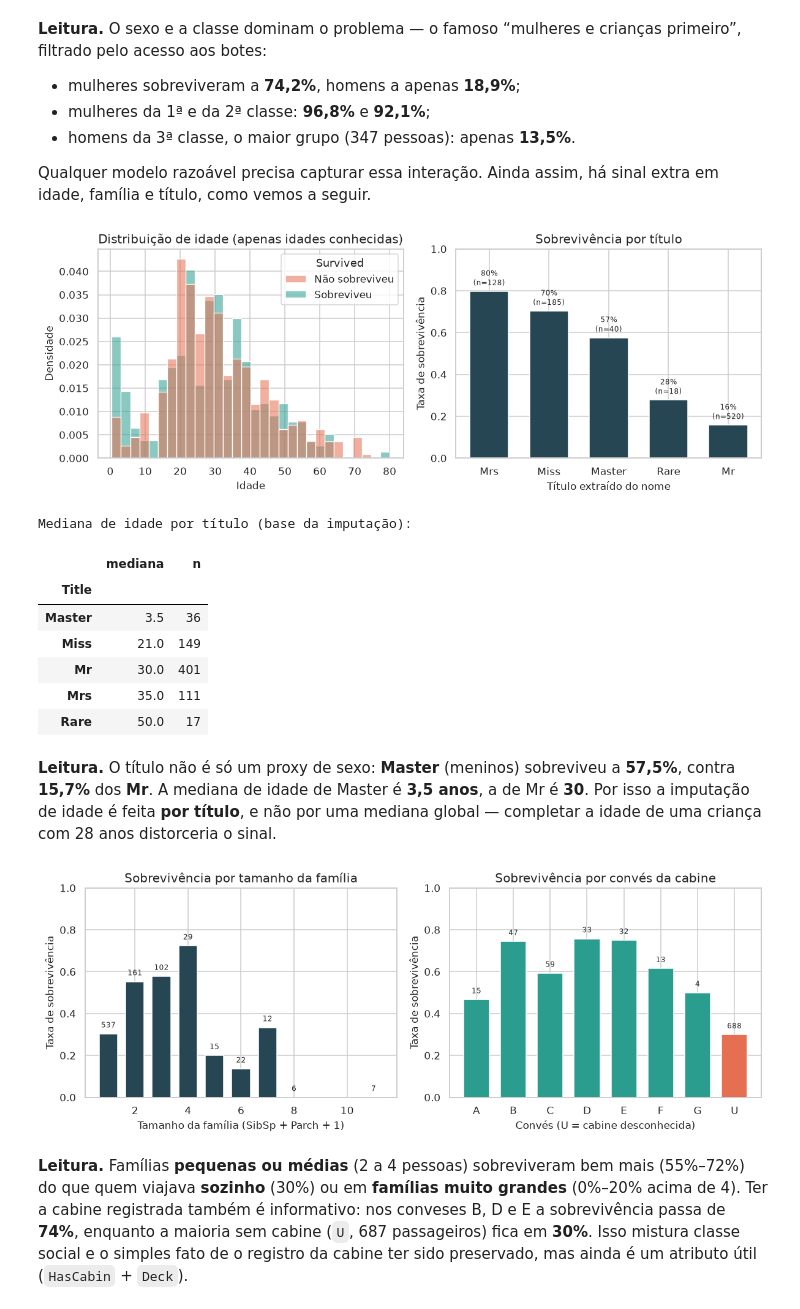
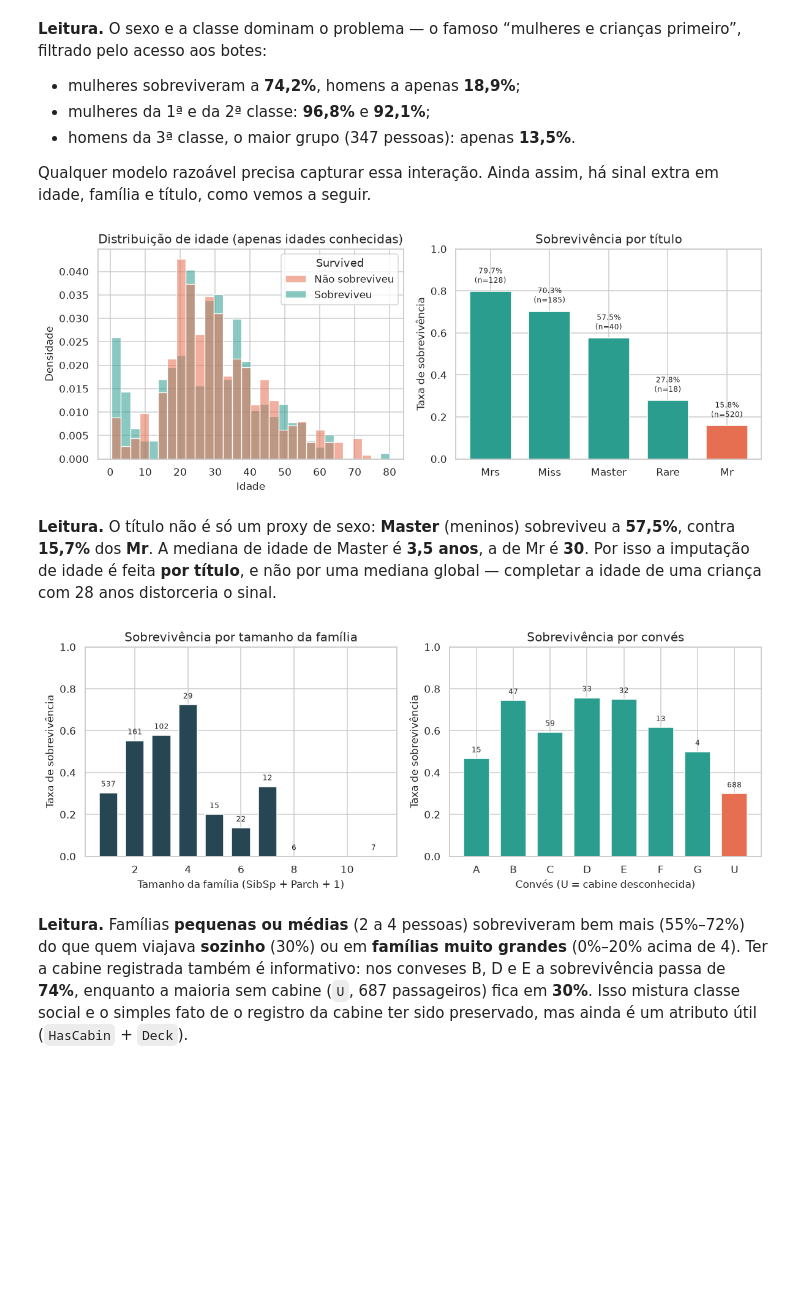
Before and after one commit to vinibrum10/kaggle-titanic, a Jupyter notebook: notebooks/titanic.ipynb, the cells around one changed output. Saved outputs shown, nothing was run; the diff lists cells and outputs as text; code cells hidden in the pictures; blank space fills up the shorter version.

```diff
--- a/notebooks/titanic.ipynb
+++ b/notebooks/titanic.ipynb
@@ -162,18 +169,18 @@ x = np.arange(3)
 w = 0.35
 axes[1].bar(x - w / 2, classe_sexo["female"], width=w, label="Mulheres", color=COR_SURV)
 axes[1].bar(x + w / 2, classe_sexo["male"], width=w, label="Homens", color=COR_DIED)
-axes[1].set_xticks(x, ["1ª classe", "2ª classe", "3ª classe"])
-axes[1].set_ylim(0, 1.08)
+axes[1].set_xticks(x)
+axes[1].set_xticklabels(["1ª classe", "2ª classe", "3ª classe"])
+axes[1].set_ylim(0, 1)
 axes[1].set_ylabel("Taxa de sobrevivência")
-axes[1].set_title("Sexo × classe da passagem")
+axes[1].set_title("Sobrevivência por classe e sexo")
 axes[1].legend(frameon=False)
+for i, pclass in enumerate([1, 2, 3]):
+    for j, sex in enumerate(["female", "male"]):
+        taxa = classe_sexo.loc[pclass, sex]
+        xpos = x[i] + (-w / 2 if j == 0 else w / 2)
+        axes[1].text(xpos, taxa + 0.03, f"{taxa:.0%}", ha="center", va="bottom", fontsize=8)
+
 fig.tight_layout()
 plt.show()
-
-print("Taxa por sexo e classe:")
-display(
-    train.groupby(["Sex", "Pclass"])["Survived"]
-    .agg(taxa="mean", n="count")
-    .assign(taxa=lambda d: d["taxa"].map(lambda v: f"{v:.1%}"))
-)
 # %% [output]
@@ -205,50 +203,38 @@ sns.histplot(
     hue="Survived",
     bins=30,
     stat="density",
     common_norm=False,
     palette={0: COR_DIED, 1: COR_SURV},
     alpha=0.55,
     ax=axes[0],
 )
 axes[0].set_title("Distribuição de idade (apenas idades conhecidas)")
 axes[0].set_xlabel("Idade")
 axes[0].set_ylabel("Densidade")
-# Legenda com nomes em português
 leg = axes[0].get_legend()
 if leg is not None:
     for text, label in zip(leg.get_texts(), ["Não sobreviveu", "Sobreviveu"]):
         text.set_text(label)
 
 train = train.copy()
 train["Title"] = train["Name"].map(extract_title)
 titulo = (
     train.groupby("Title")["Survived"]
     .agg(taxa="mean", n="count")
     .reindex(["Mrs", "Miss", "Master", "Rare", "Mr"])
-    .dropna()
 )
-axes[1].bar(titulo.index, titulo["taxa"], color=COR_ACCENT, width=0.65)
+cores_titulo = [COR_SURV if t != "Mr" else COR_DIED for t in titulo.index]
+axes[1].bar(titulo.index, titulo["taxa"], color=cores_titulo, width=0.7)
 axes[1].set_ylim(0, 1)
 axes[1].set_ylabel("Taxa de sobrevivência")
-axes[1].set_xlabel("Título extraído do nome")
 axes[1].set_title("Sobrevivência por título")
 for i, (taxa, n) in enumerate(zip(titulo["taxa"], titulo["n"])):
-    axes[1].text(i, taxa + 0.03, f"{taxa:.0%}\n(n={int(n)})", ha="center", fontsize=8)
+    axes[1].text(i, taxa + 0.03, f"{taxa:.1%}\n(n={int(n)})", ha="center", va="bottom", fontsize=8)
+
 fig.tight_layout()
 plt.show()
-
-print("Mediana de idade por título (base da imputação):")
-display(train.groupby("Title")["Age"].agg(mediana="median", n="count"))
 # %% [output]
-[figure, old version]
+[figure, new version]
-Mediana de idade por título (base da imputação):
-|  | mediana | n |
-| Title |  |  |
-| Master | 3.5 | 36 |
-| Miss | 21.0 | 149 |
-| Mr | 30.0 | 401 |
-| Mrs | 35.0 | 111 |
-| Rare | 50.0 | 17 |
 # %% [markdown]
 **Leitura.** O título não é só um proxy de sexo: **Master** (meninos) sobreviveu a **57,5%**, contra **15,7%** dos **Mr**. A mediana de idade de Master é **3,5 anos**, a de Mr é **30**. Por isso a imputação de idade é feita **por título**, e não por uma mediana global — completar a idade de uma criança com 28 anos distorceria o sinal.
 # %%
@@ -271,14 +257,15 @@ cores = [COR_DIED if d == "U" else COR_SURV for d in deck.index]
 axes[1].bar(deck.index, deck["taxa"], color=cores, width=0.7)
 axes[1].set_xlabel("Convés (U = cabine desconhecida)")
 axes[1].set_ylabel("Taxa de sobrevivência")
-axes[1].set_title("Sobrevivência por convés da cabine")
+axes[1].set_title("Sobrevivência por convés")
 axes[1].set_ylim(0, 1)
 for i, (idx, row) in enumerate(deck.iterrows()):
     axes[1].text(i, row["taxa"] + 0.03, str(int(row["n"])), ha="center", fontsize=8)
+
 fig.tight_layout()
 plt.show()
 # %% [output]
-[figure, old version]
+[figure, new version]
 # %% [markdown]
 **Leitura.** Famílias **pequenas ou médias** (2 a 4 pessoas) sobreviveram bem mais (55%–72%) do que quem viajava **sozinho** (30%) ou em **famílias muito grandes** (0%–20% acima de 4). Ter a cabine registrada também é informativo: nos conveses B, D e E a sobrevivência passa de **74%**, enquanto a maioria sem cabine (`U`, 687 passageiros) fica em **30%**. Isso mistura classe social e o simples fato de o registro da cabine ter sido preservado, mas ainda é um atributo útil (`HasCabin` + `Deck`).
 # %% [markdown]
```
Also changed, not shown: parts of 19 cells of this notebook.
